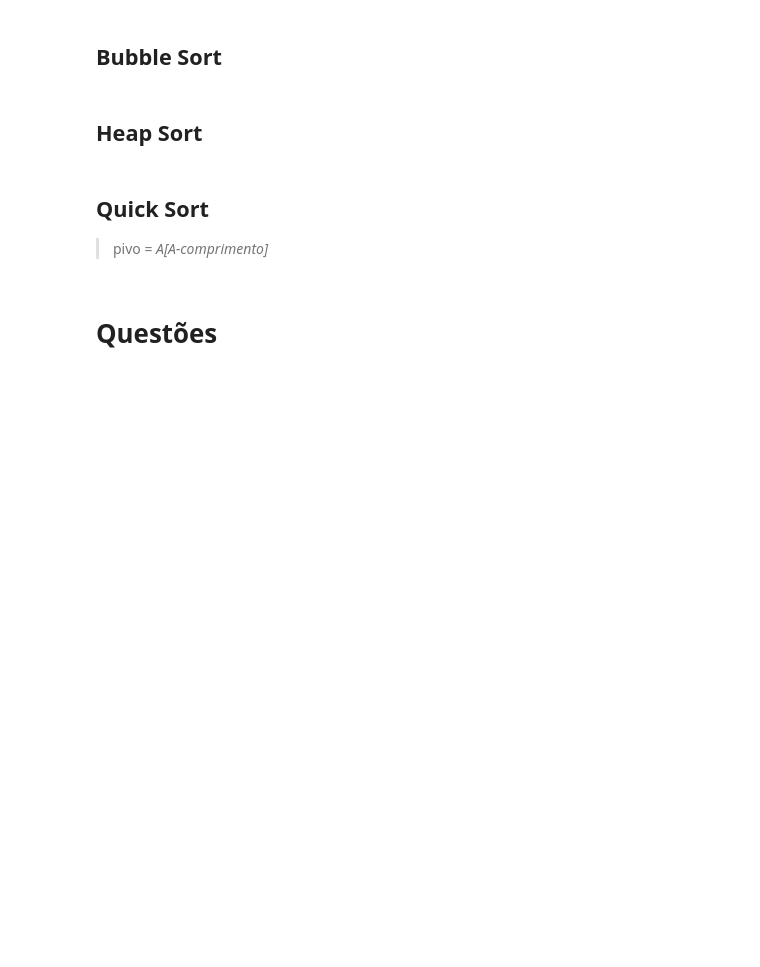
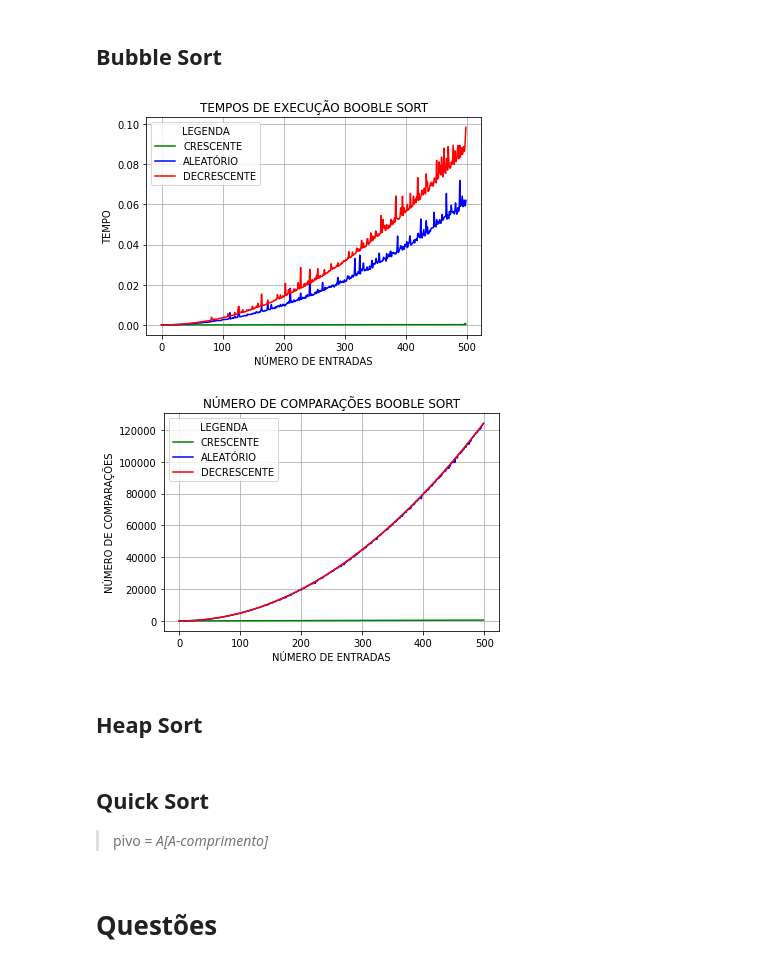
Before and after one commit to fabioVitorTavares/EFC1-GCC253---Complexidade-e-Projeto-de-Algoritmos, a Jupyter notebook: EFC1_GCC_253.ipynb, the cells around one changed output. Cells and saved outputs as stored; diff of their text form; code cells hidden in the pictures; blank space fills up the shorter version.

```diff
--- a/EFC1_GCC_253.ipynb
+++ b/EFC1_GCC_253.ipynb
@@ -61,3 +246,60 @@ def bubbleSort():
+# %%
+def boobleSort(arr):
+    numeroComparacoes = 0
+    timeInicial = time.time()
+    trocou = True
+    for i in range(len(arr)-1):
+        if(trocou):
+            trocou = False
+            for j in range(len(arr)-i-1):
+                numeroComparacoes += 1
+                if (arr[j] > arr[j+1]):
+                    arr[j],arr[j+1] = arr[j+1], arr[j]
+                    trocou = True
+    return time.time() - timeInicial, numeroComparacoes
+
+timesArrayOrdenadoCrescente = []
+timesArrayAleatorio = []
+timesArrayOrdenadoDecrescente = []
+comparacoesArrayOrdenadoCrescente = []
+comparacoesArrayAleatorio = []
+comparacoesArrayOrdenadoDecrescente = []
+numeroEntradas = []
+
+
+for i in range(quantidadeArray):
+    timesArrayOrdenadoCrescente.append(boobleSort(numpy.arange(0,i,1))[0])
+    timesArrayAleatorio.append(boobleSort(numpy.random.randint(0, intervalo, i))[0])
+    timesArrayOrdenadoDecrescente.append(boobleSort(numpy.arange(i-1,-1,-1))[0])
+    comparacoesArrayOrdenadoCrescente.append(boobleSort(numpy.arange(0,i,1))[1])
+    comparacoesArrayAleatorio.append(boobleSort(numpy.random.randint(0, intervalo, i))[1])
+    comparacoesArrayOrdenadoDecrescente.append(boobleSort(numpy.arange(i-1,-1,-1))[1])
+    numeroEntradas.append(i)
+
+
+plt.title("TEMPOS DE EXECUÇÃO BOOBLE SORT")
+plt.plot(numeroEntradas,timesArrayOrdenadoCrescente, color='green')
+plt.plot(numeroEntradas,timesArrayAleatorio,color='blue')
+plt.plot(numeroEntradas,timesArrayOrdenadoDecrescente, color='red')
+plt.legend(['CRESCENTE','ALEATÓRIO','DECRESCENTE'], title = "LEGENDA")
+plt.grid(True)
+plt.xlabel("NÚMERO DE ENTRADAS")
+plt.ylabel("TEMPO")
+plt.show()
+
+
+plt.title("NÚMERO DE COMPARAÇÕES BOOBLE SORT")
+plt.plot(numeroEntradas,comparacoesArrayOrdenadoCrescente, color='green')
+plt.plot(numeroEntradas,comparacoesArrayAleatorio,color='blue')
+plt.plot(numeroEntradas,comparacoesArrayOrdenadoDecrescente, color='red')
+plt.legend(['CRESCENTE','ALEATÓRIO','DECRESCENTE'], title = "LEGENDA")
+plt.grid(True)
+plt.xlabel("NÚMERO DE ENTRADAS")
+plt.ylabel("NÚMERO DE COMPARAÇÕES")
+plt.show()
+# %% [output]
+[figure, added]
+[figure, added]
 # %% [markdown]
 ## Heap Sort
 # %%
```
Also changed, not shown: parts of 9 cells of this notebook.
